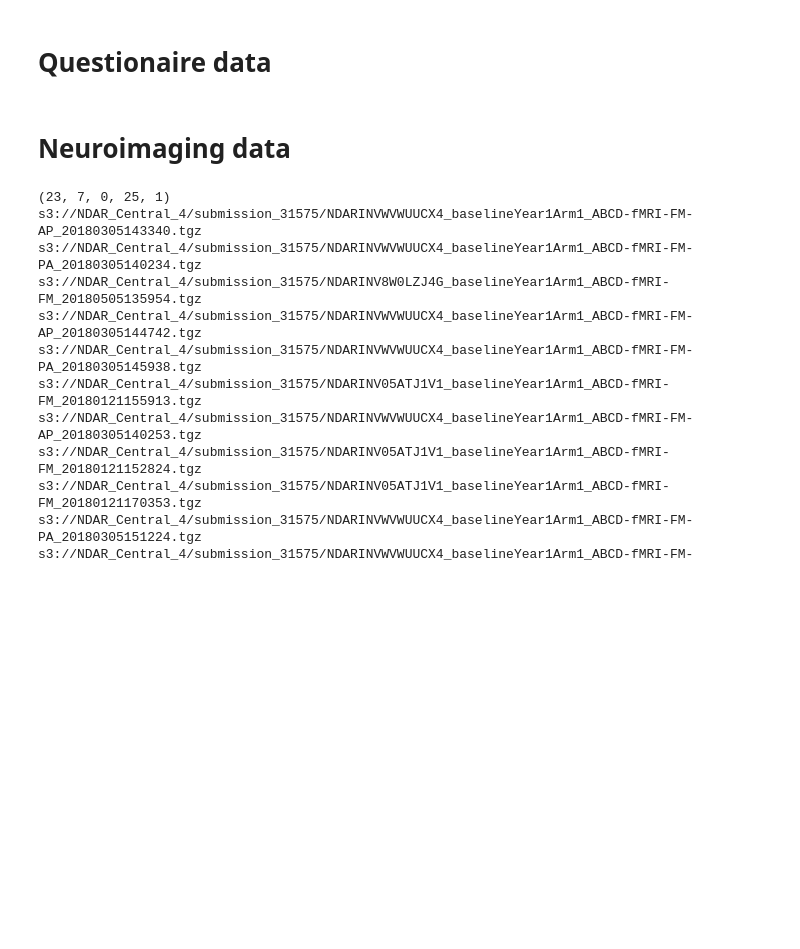
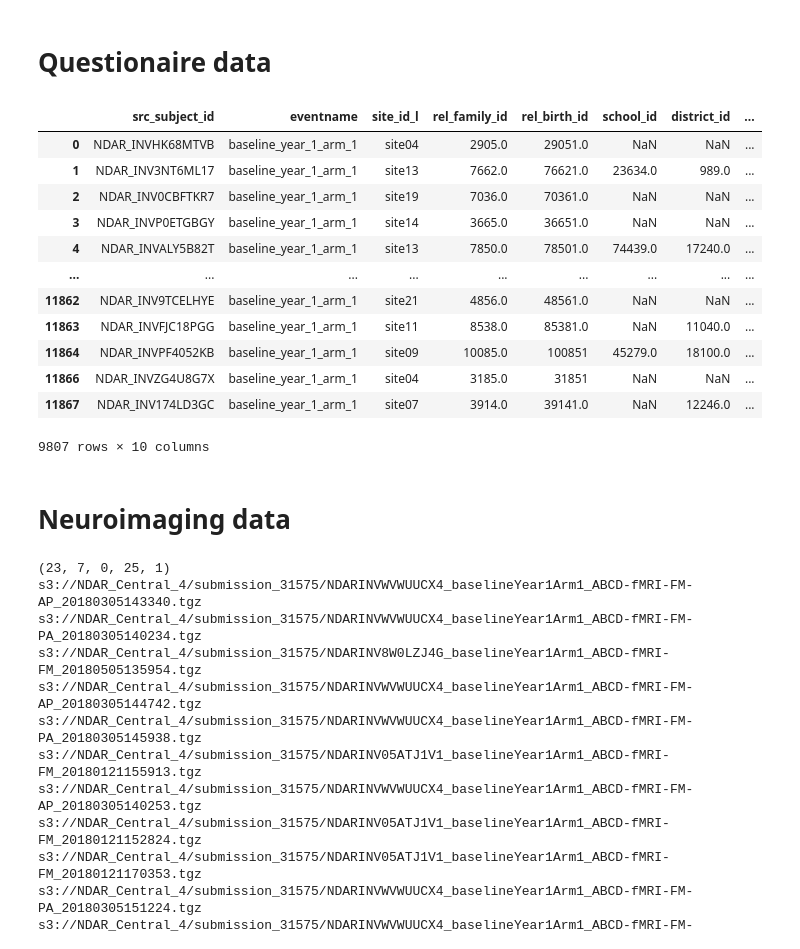
Before and after one commit to ReveRoyl/ABCD_tabular_data_analysis, a Jupyter notebook: notebooks/data_preparation.ipynb, the cells around one changed output. Saved outputs shown, nothing was run; the diff lists cells and outputs as text; code cells hidden in the pictures; blank space fills up the shorter version.

```diff
--- a/notebooks/data_preparation.ipynb
+++ b/notebooks/data_preparation.ipynb
@@ -29,4 +29,29 @@ file2_drop = file2_baseline_filtered.loc[:, ~file2_baseline_filtered.columns.str
 #drop eventname
 file2_drop = file2_drop.drop(columns=['eventname'])
 file2_final_cleaned = file2_drop.dropna(axis=0)
+# %%
+# randomly pick one from the same falimy; remove siblings
+family = pd.read_csv(f"{base_path}/abcd_y_lt.csv")
+family_baseline_filtered = family[family['eventname'] == 'baseline_year_1_arm_1']
+
+# randomly drop one if rel_family_id is the same
+family_baseline_filtered = family_baseline_filtered.sample(frac=1).reset_index(drop=True)
+family_baseline_filtered = family_baseline_filtered.drop_duplicates(subset=['rel_family_id'], keep='first')
+
+# only keep rows in file2_final_cleaned when src_subject_id is in family_baseline_filtered
+file2_final_cleaned = file2_final_cleaned[file2_final_cleaned['src_subject_id'].isin(family_baseline_filtered['src_subject_id'])]
+# %% [output]
+|  | src_subject_id | eventname | site_id_l | rel_family_id | rel_birth_id | school_id | district_id | ... |
+| 0 | NDAR_INVHK68MTVB | baseline_year_1_arm_1 | site04 | 2905.0 | 29051.0 | NaN | NaN | ... |
+| 1 | NDAR_INV3NT6ML17 | baseline_year_1_arm_1 | site13 | 7662.0 | 76621.0 | 23634.0 | 989.0 | ... |
+| 2 | NDAR_INV0CBFTKR7 | baseline_year_1_arm_1 | site19 | 7036.0 | 70361.0 | NaN | NaN | ... |
+| 3 | NDAR_INVP0ETGBGY | baseline_year_1_arm_1 | site14 | 3665.0 | 36651.0 | NaN | NaN | ... |
+| 4 | NDAR_INVALY5B82T | baseline_year_1_arm_1 | site13 | 7850.0 | 78501.0 | 74439.0 | 17240.0 | ... |
+| ... | ... | ... | ... | ... | ... | ... | ... | ... |
+| 11862 | NDAR_INV9TCELHYE | baseline_year_1_arm_1 | site21 | 4856.0 | 48561.0 | NaN | NaN | ... |
+| 11863 | NDAR_INVFJC18PGG | baseline_year_1_arm_1 | site11 | 8538.0 | 85381.0 | NaN | 11040.0 | ... |
+| 11864 | NDAR_INVPF4052KB | baseline_year_1_arm_1 | site09 | 10085.0 | 100851 | 45279.0 | 18100.0 | ... |
+| 11866 | NDAR_INVZG4U8G7X | baseline_year_1_arm_1 | site04 | 3185.0 | 31851 | NaN | NaN | ... |
+| 11867 | NDAR_INV174LD3GC | baseline_year_1_arm_1 | site07 | 3914.0 | 39141.0 | NaN | 12246.0 | ... |
+9807 rows × 10 columns
 # %%
```
Also changed, not shown: parts of 1 cell of this notebook, 17 other files.
